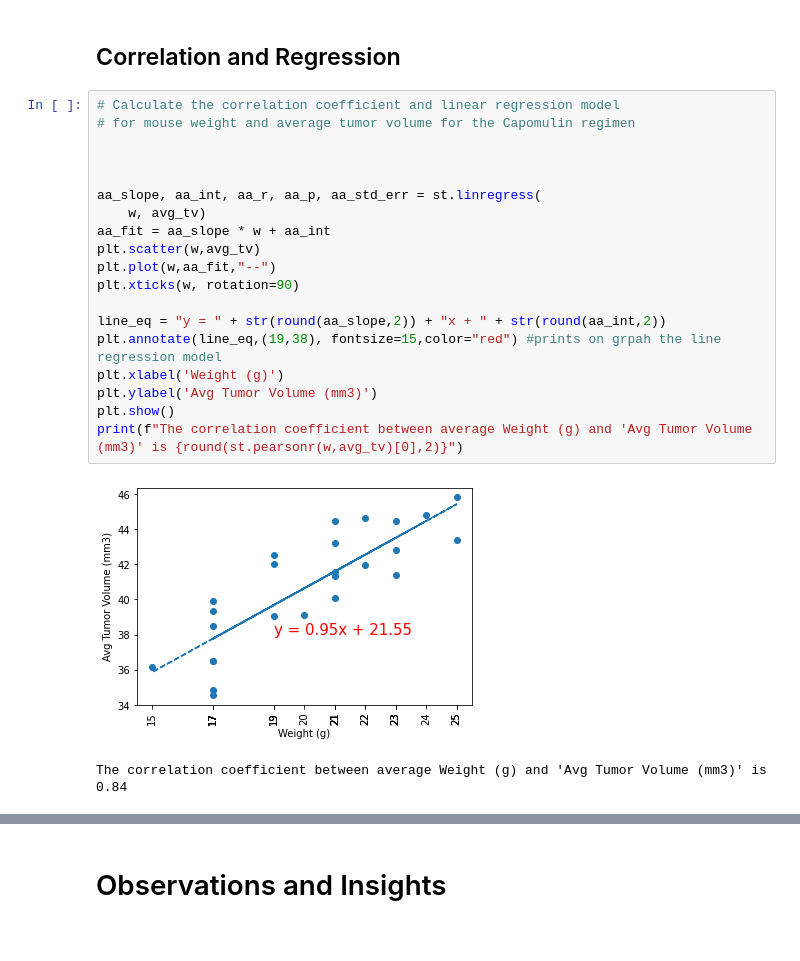
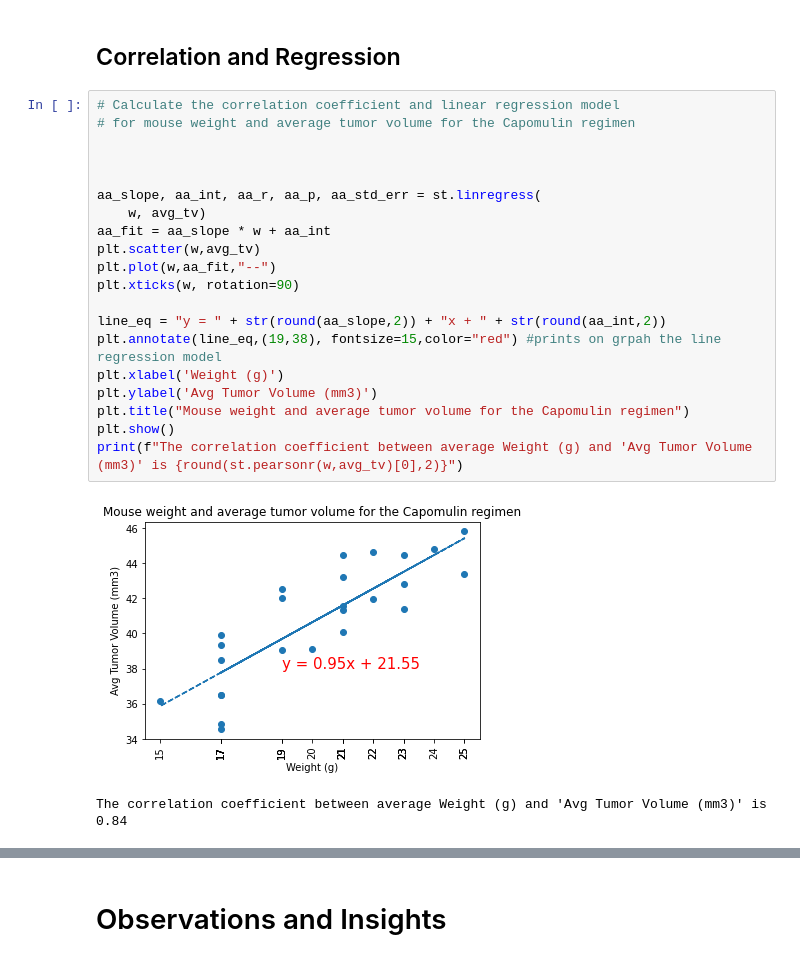
Before and after one commit to bregan78/Matplotlib, a Jupyter notebook: pymaceuticals.ipynb, the cells around one changed output, grey strips where cells are left out. Saved outputs shown, nothing was run; the diff lists cells and outputs as text.

```diff
--- a/pymaceuticals.ipynb
+++ b/pymaceuticals.ipynb
@@ -439,22 +437,23 @@ plt.show()
 # %%
 # Calculate the correlation coefficient and linear regression model
 # for mouse weight and average tumor volume for the Capomulin regimen
 
 
 
 aa_slope, aa_int, aa_r, aa_p, aa_std_err = st.linregress(
     w, avg_tv)
 aa_fit = aa_slope * w + aa_int
 plt.scatter(w,avg_tv)
 plt.plot(w,aa_fit,"--")
 plt.xticks(w, rotation=90)
 
 line_eq = "y = " + str(round(aa_slope,2)) + "x + " + str(round(aa_int,2))
 plt.annotate(line_eq,(19,38), fontsize=15,color="red") #prints on grpah the line regression model
 plt.xlabel('Weight (g)')
 plt.ylabel('Avg Tumor Volume (mm3)')
+plt.title("Mouse weight and average tumor volume for the Capomulin regimen")
 plt.show()
 print(f"The correlation coefficient between average Weight (g) and 'Avg Tumor Volume (mm3)' is {round(st.pearsonr(w,avg_tv)[0],2)}")
 # %% [output]
-[figure, old version]
+[figure, new version]
 The correlation coefficient between average Weight (g) and 'Avg Tumor Volume (mm3)' is 0.84
```
Also changed, not shown: parts of 6 cells of this notebook.
